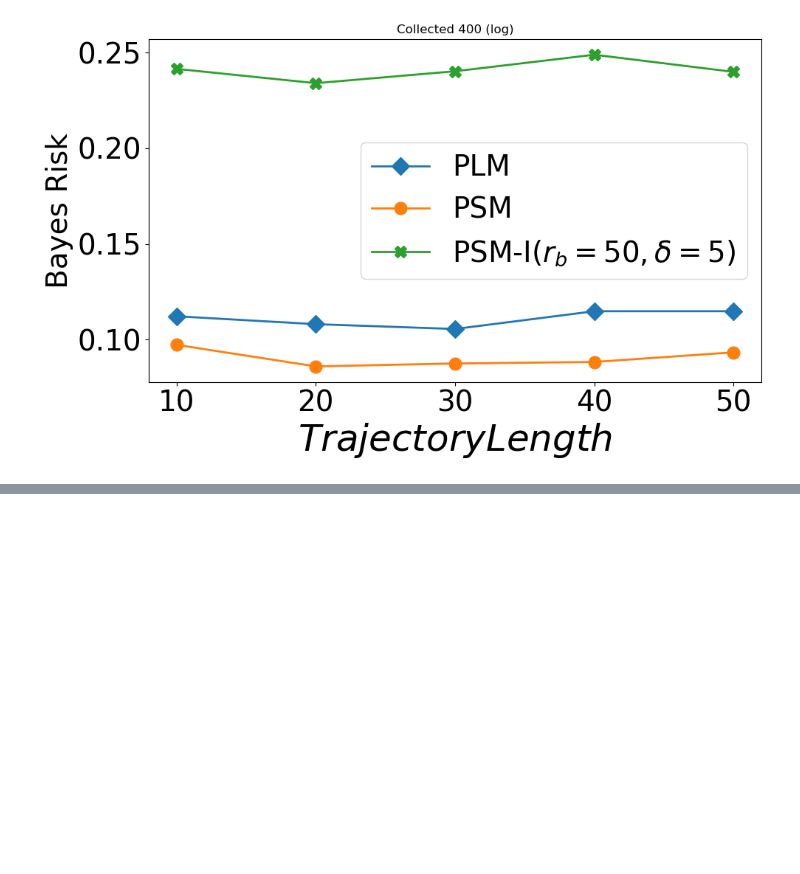
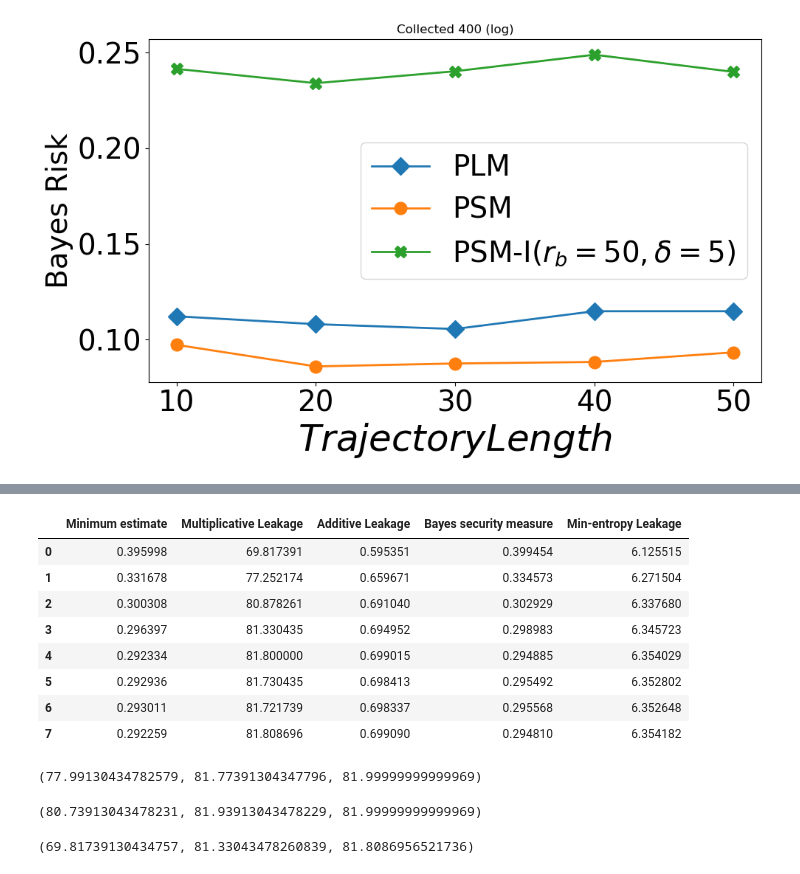
Before and after one commit to shafizurRseeam/location_privacy, a Jupyter notebook: fbleau_figure_collected.ipynb, the cells around one changed output, grey strips where cells are left out. Cells and saved outputs as stored; diff of their text form; code cells hidden in the pictures; blank space fills up the shorter version.

```diff
--- a/fbleau_figure_collected.ipynb
+++ b/fbleau_figure_collected.ipynb
@@ -903,0 +996,12 @@ Text(0.5, 1.0, 'Collected 400 (log)')
+# %%
+df_our
+# %% [output]
+|  | Minimum estimate | Multiplicative Leakage | Additive Leakage | Bayes security measure | Min-entropy Leakage |
+| 0 | 0.395998 | 69.817391 | 0.595351 | 0.399454 | 6.125515 |
+| 1 | 0.331678 | 77.252174 | 0.659671 | 0.334573 | 6.271504 |
+| 2 | 0.300308 | 80.878261 | 0.691040 | 0.302929 | 6.337680 |
+| 3 | 0.296397 | 81.330435 | 0.694952 | 0.298983 | 6.345723 |
+| 4 | 0.292334 | 81.800000 | 0.699015 | 0.294885 | 6.354029 |
+| 5 | 0.292936 | 81.730435 | 0.698413 | 0.295492 | 6.352802 |
+| 6 | 0.293011 | 81.721739 | 0.698337 | 0.295568 | 6.352648 |
+| 7 | 0.292259 | 81.808696 | 0.699090 | 0.294810 | 6.354182 |
@@ -903,0 +1015,12 @@ Text(0.5, 1.0, 'Collected 400 (log)')
+# %%
+laplace
+# %% [output]
+(77.99130434782579, 81.77391304347796, 81.99999999999969)
+# %%
+staircase
+# %% [output]
+(80.73913043478231, 81.93913043478229, 81.99999999999969)
+# %%
+our
+# %% [output]
+(69.81739130434757, 81.33043478260839, 81.8086956521736)
```
Also changed, not shown: parts of 10 cells of this notebook, 4 other files.
